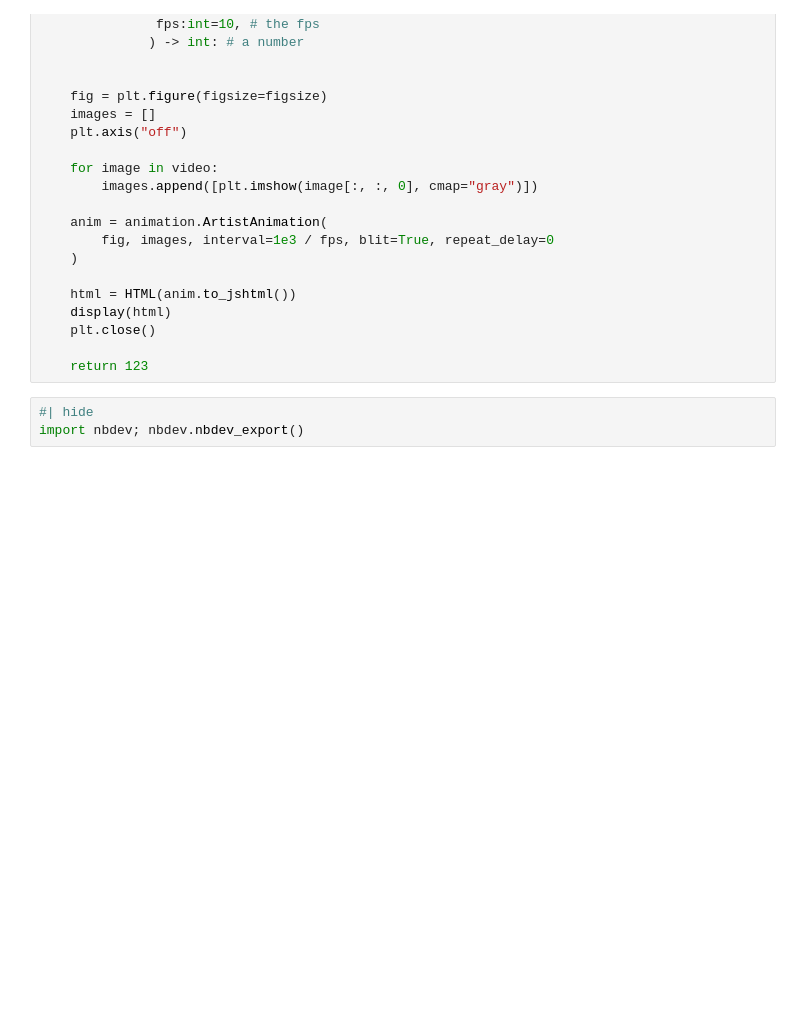
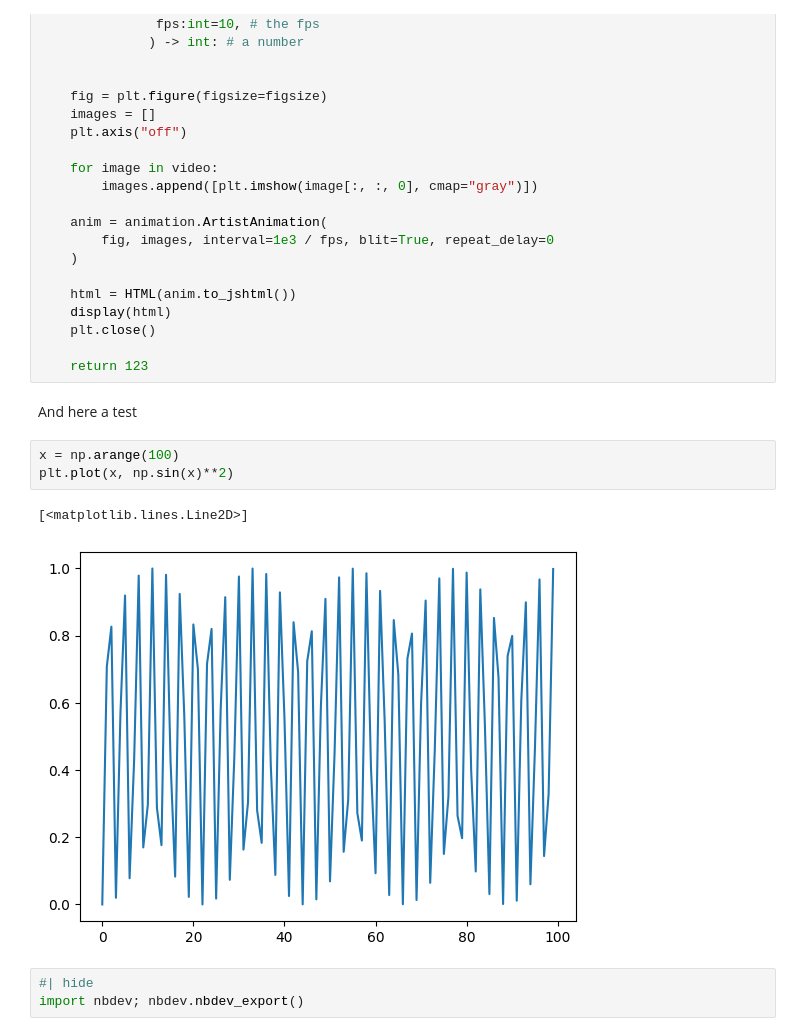
Before and after one commit to gorkamunoz/nbdev-doc-test, a Jupyter notebook: 01_other.ipynb, the cells around one changed output. Cells and saved outputs as stored; diff of their text form; blank space fills up the shorter version.

Commit message:
test webpage plot

```diff
--- a/01_other.ipynb
+++ b/01_other.ipynb
@@ -36,6 +36,14 @@ def play_video(video, # a video blablabla
     plt.close()
 
     return 123
+# %% [markdown]
+And here a test
+# %%
+x = np.arange(100)
+plt.plot(x, np.sin(x)**2)
+# %% [output]
+[<matplotlib.lines.Line2D>]
+[figure, added]
 # %%
 #| hide
 import nbdev; nbdev.nbdev_export()
```
Also changed, not shown: parts of 1 cell of this notebook, 2 other files.
